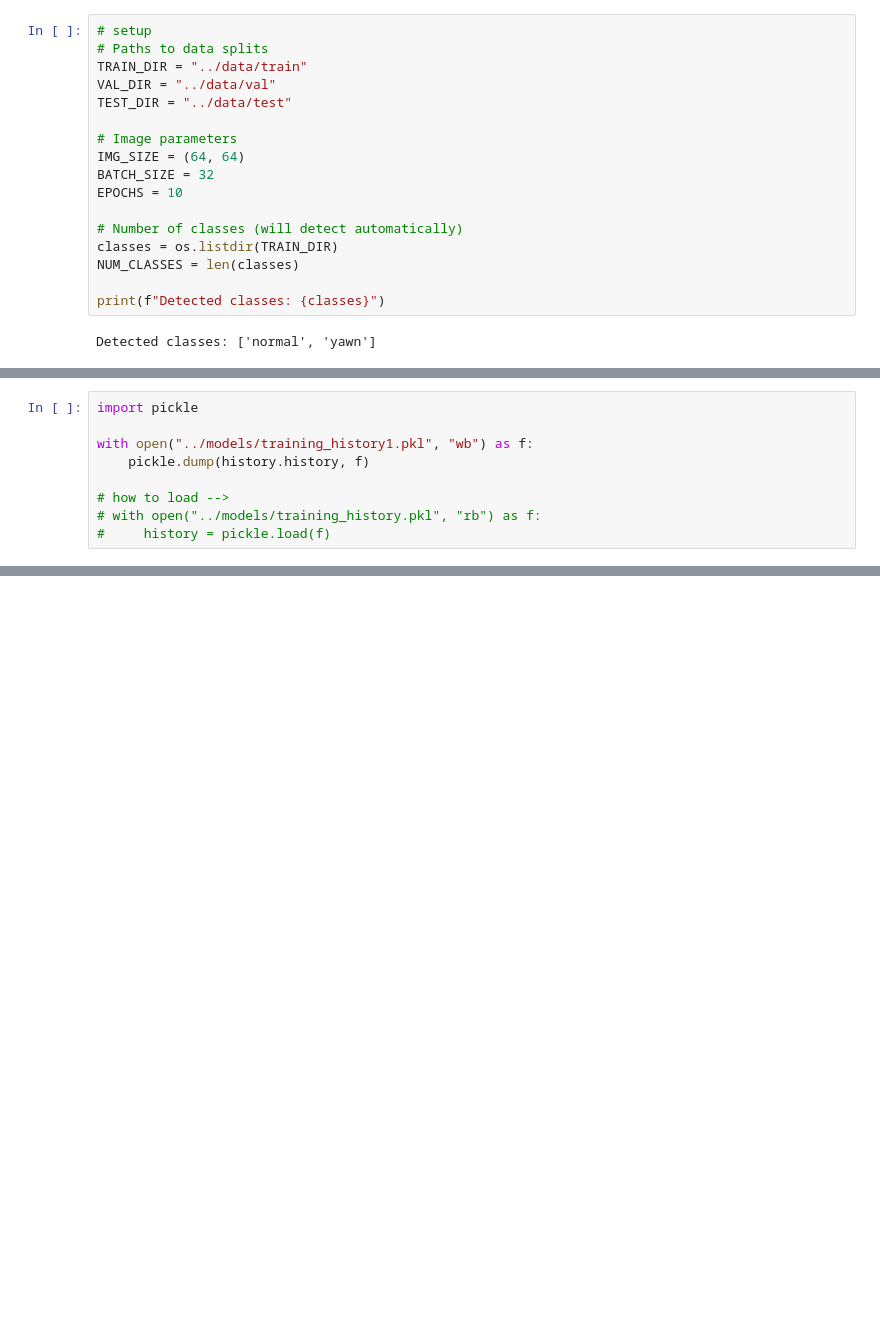
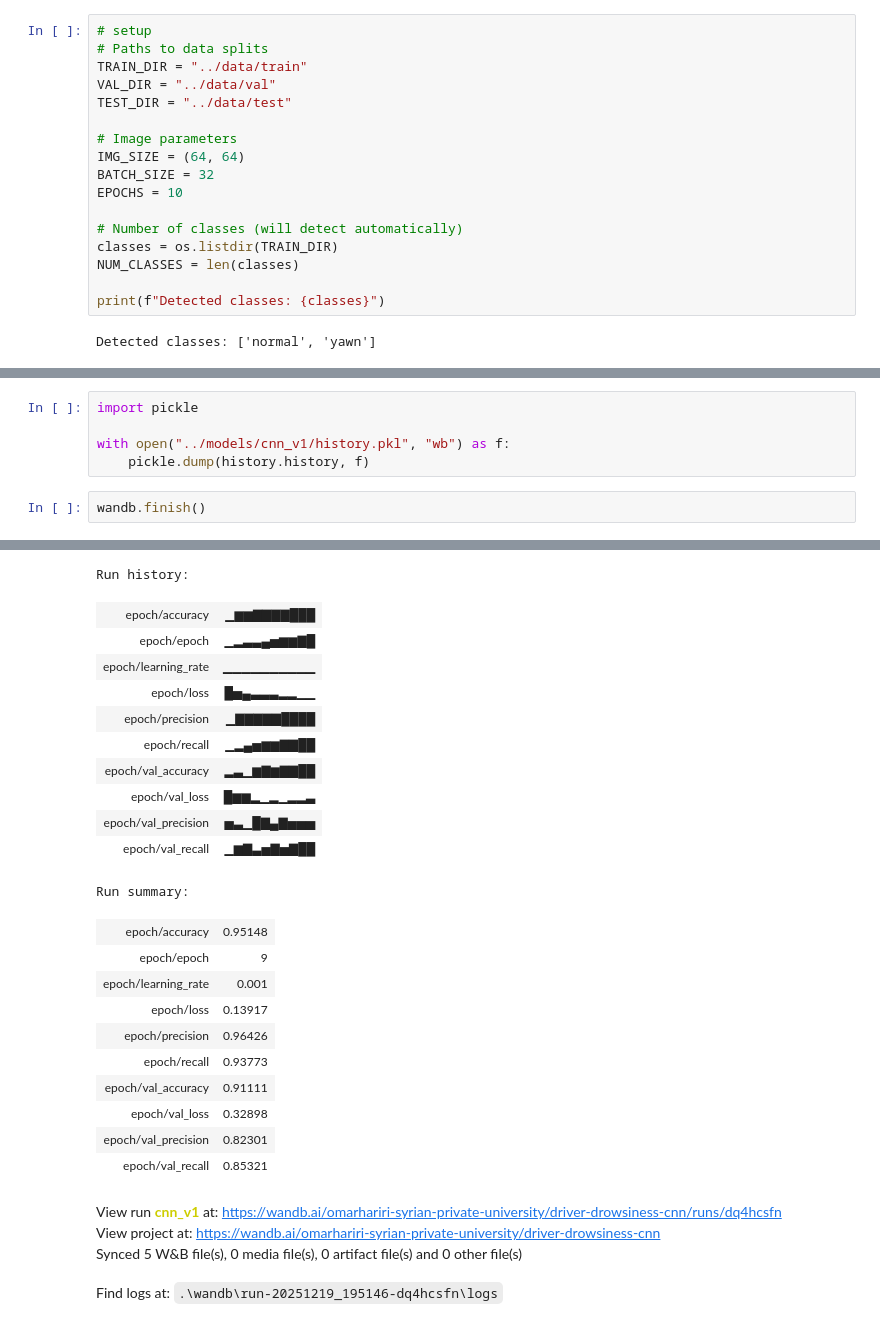
Before and after one commit to Omar-Hariri/driver-drowsiness-detection, a Jupyter notebook: notebooks/train_cnn_v1.ipynb, the cells around one changed output, grey strips where cells are left out. Cells and saved outputs as stored; diff of their text form; blank space fills up the shorter version.

```diff
--- a/notebooks/train_cnn_v1.ipynb
+++ b/notebooks/train_cnn_v1.ipynb
@@ -469,9 +459,8 @@ WARNING:absl:You are saving your model as an HDF5 file via `model.save()` or `ke
 # %%
 import pickle
 
-with open("../models/training_history1.pkl", "wb") as f:
+with open("../models/cnn_v1/history.pkl", "wb") as f:
     pickle.dump(history.history, f)
-
-# how to load -->
-# with open("../models/training_history.pkl", "rb") as f:
-#     history = pickle.load(f)
+# %%
+wandb.finish()
+# %% [output]
@@ -477,0 +468,26 @@ with open("../models/training_history1.pkl", "wb") as f:
+Run history:
+| epoch/accuracy | ▁▆▆▇▇▇▇███ |
+| epoch/epoch | ▁▂▃▃▄▅▆▆▇█ |
+| epoch/learning_rate | ▁▁▁▁▁▁▁▁▁▁ |
+| epoch/loss | █▅▄▃▃▃▂▂▁▁ |
+| epoch/precision | ▁▇▇▇▇▇████ |
+| epoch/recall | ▁▂▄▅▆▆▇▇██ |
+| epoch/val_accuracy | ▂▃▁▆▇▆▇▇██ |
+| epoch/val_loss | █▆▆▂▁▂▁▂▂▃ |
+| epoch/val_precision | ▅▃▁█▇▄▇▅▅▅ |
+| epoch/val_recall | ▁▆▇▃▅▇▅▇██ |
+Run summary:
+| epoch/accuracy | 0.95148 |
+| epoch/epoch | 9 |
+| epoch/learning_rate | 0.001 |
+| epoch/loss | 0.13917 |
+| epoch/precision | 0.96426 |
+| epoch/recall | 0.93773 |
+| epoch/val_accuracy | 0.91111 |
+| epoch/val_loss | 0.32898 |
+| epoch/val_precision | 0.82301 |
+| epoch/val_recall | 0.85321 |
+View run cnn_v1 at: https://wandb.ai/omarhariri-syrian-private-university/driver-drowsiness-cnn/runs/dq4hcsfn
+View project at: https://wandb.ai/omarhariri-syrian-private-university/driver-drowsiness-cnn
+Synced 5 W&B file(s), 0 media file(s), 0 artifact file(s) and 0 other file(s)
+Find logs at: .\wandb\run-20251219_195146-dq4hcsfn\logs
```
Also changed, not shown: parts of 20 cells of this notebook, 4 other files.
